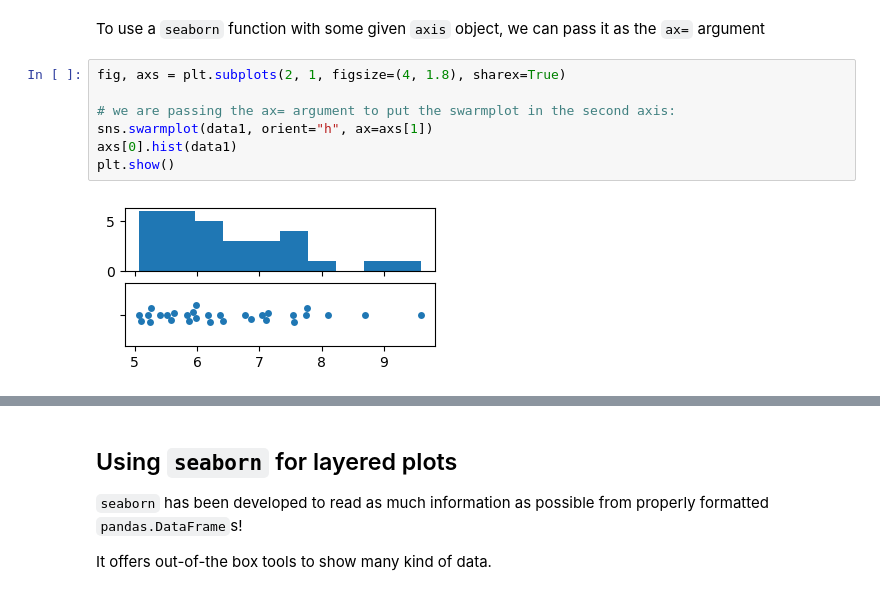
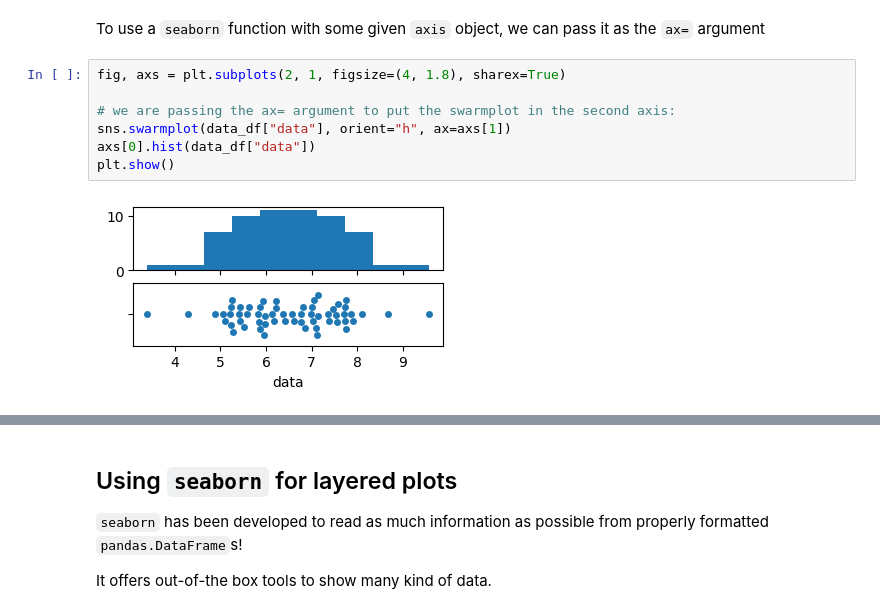
Before and after one commit to vigji/python-cimec-2025, a Jupyter notebook: lectures/Lecture1.5_More-plotting.ipynb, the cells around one changed output, grey strips where cells are left out. Cells and saved outputs as stored; diff of their text form.

```diff
--- a/lectures/Lecture1.5_More-plotting.ipynb
+++ b/lectures/Lecture1.5_More-plotting.ipynb
@@ -399,9 +409,9 @@ To use a `seaborn` function with some given `axis` object, we can pass it as the
 # %%
 fig, axs = plt.subplots(2, 1, figsize=(4, 1.8), sharex=True)
 
 # we are passing the ax= argument to put the swarmplot in the second axis:
-sns.swarmplot(data1, orient="h", ax=axs[1])
-axs[0].hist(data1)
+sns.swarmplot(data_df["data"], orient="h", ax=axs[1])
+axs[0].hist(data_df["data"])
 plt.show()
 # %% [output]
-[figure, old version]
+[figure, new version]
```
Also changed, not shown: parts of 22 cells of this notebook, 2 other files.
